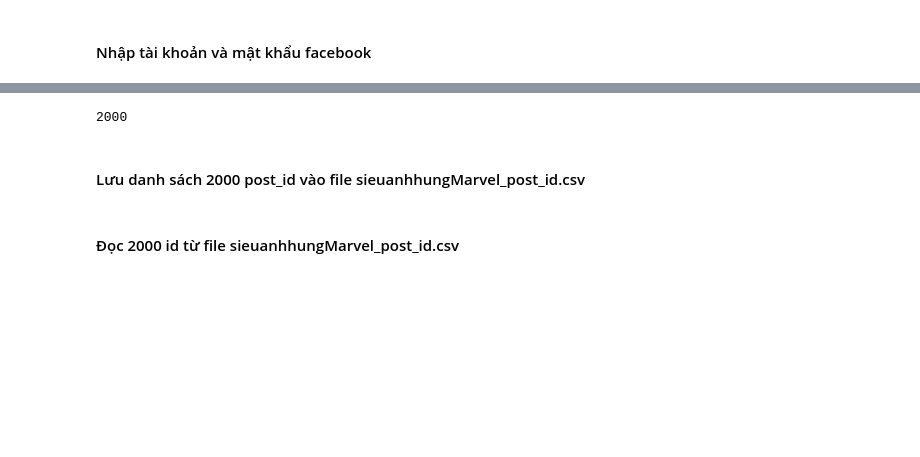
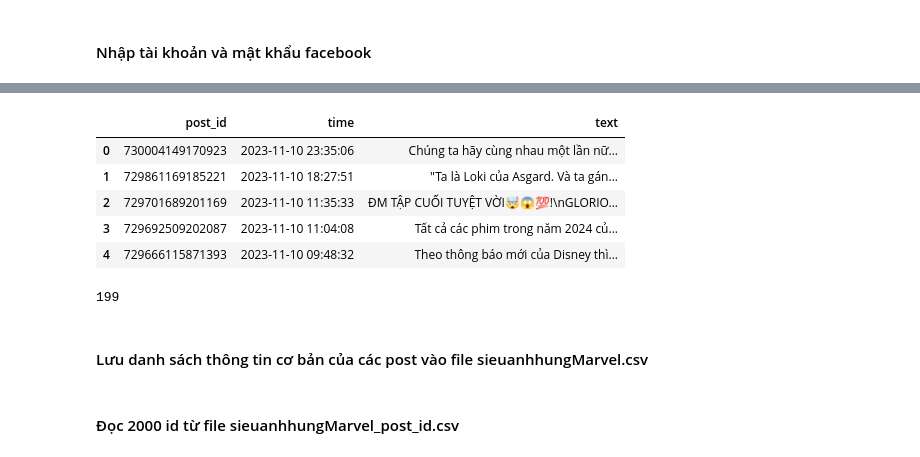
Before and after one commit to 4IUK/facebook_scraper, a Jupyter notebook: ex.ipynb, the cells around one changed output, grey strips where cells are left out. Saved outputs shown, nothing was run; the diff lists cells and outputs as text; code cells hidden in the pictures; blank space fills up the shorter version.

```diff
--- a/ex.ipynb
+++ b/ex.ipynb
@@ -21,0 +21,3 @@ user_password = "34md506647"
+# %%
+day_start = datetime.datetime(2023, 11, 11, 0, 0, 0)
+day_end = datetime.datetime(2023, 9, 11, 0, 0, 0)
@@ -22,16 +26,14 @@ user_password = "34md506647"
 # %%
-def get_posts_id(user_email, user_password, post_limit, **kwargs):
-    post_list_id = []
-    count = 0
-    for post in get_posts(FANPAGE_LINK,
-                      options={"comment":False, "reactions":False, "allow_extra_requests":False},
-                      extra_info=False, pages=1000, credentials=(user_email, user_password)):
-        count += 1
-        print(post['post_id'])
-        post_list_id.append(post['post_id'])
-        if count == post_limit:
+post_list = []
+
+for post in fs.get_posts(FANPAGE_LINK,
+                    options={"comment":False, "reactions":False, "allow_extra_requests":False},
+                    extra_info=False, pages=1000, credentials=(user_email, user_password)):
+    if post['time'] > day_start:
+        continue
+    else:
+        if post['time'] <= day_end:
             break
-    return post_list_id
-
-post_list = get_posts_id(user_email, user_password, 2000)
+        print(post)
+        post_list.append({'post_id':post['post_id'], 'time':post['time'], 'text':post['text']})
 # %% [output]
@@ -55,8 +57,18 @@ post_list = get_posts_id(user_email, user_password, 2000)
+# %%
+df = pd.DataFrame(post_list)
+df.head()
+# %% [output]
+|  | post_id | time | text |
+| 0 | 730004149170923 | 2023-11-10 23:35:06 | Chúng ta hãy cùng nhau một lần nữ... |
+| 1 | 729861169185221 | 2023-11-10 18:27:51 | "Ta là Loki của Asgard. Và ta gán... |
+| 2 | 729701689201169 | 2023-11-10 11:35:33 | ĐM TẬP CUỐI TUYỆT VỜI🤯😱💯!\nGLORIO... |
+| 3 | 729692509202087 | 2023-11-10 11:04:08 | Tất cả các phim trong năm 2024 củ... |
+| 4 | 729666115871393 | 2023-11-10 09:48:32 | Theo thông báo mới của Disney thì... |
 # %%
 print(len(post_list))
 # %% [output]
-2000
+199
 # %% [markdown]
-#### Lưu danh sách 2000 post_id vào file sieuanhhungMarvel_post_id.csv
+#### Lưu danh sách thông tin cơ bản của các post vào file sieuanhhungMarvel.csv
 # %%
 import csv
```
Also changed, not shown: parts of 6 cells of this notebook, 8 other files.
